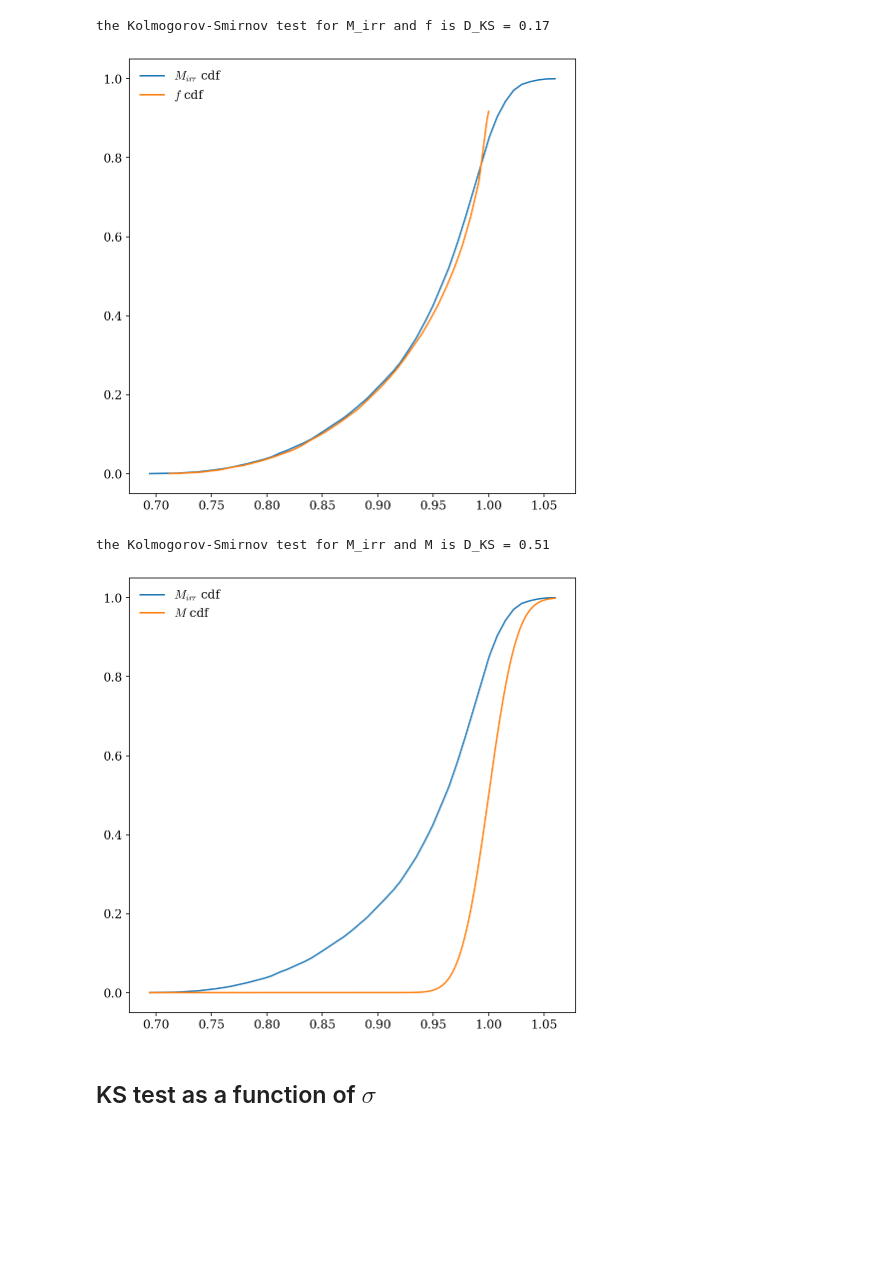
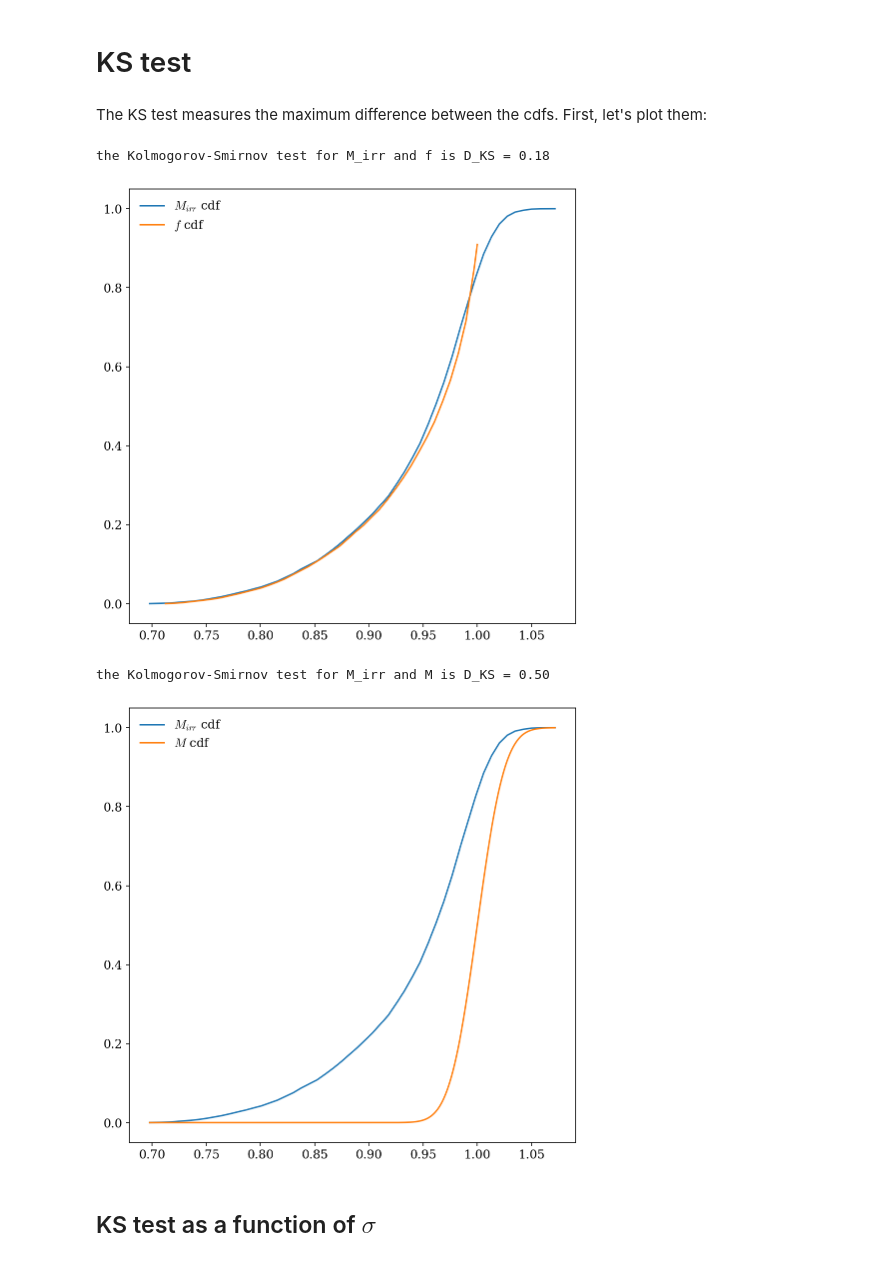
Before and after one commit to asantini29/astrostatistics_bicocca_2022, a Jupyter notebook: working/L07_irreducible_mass_BHs.ipynb, the cells around one changed output. Drawn from its saved outputs; the diff is of its cells as text; code cells hidden in the pictures; blank space fills up the shorter version.

```diff
--- a/working/L07_irreducible_mass_BHs.ipynb
+++ b/working/L07_irreducible_mass_BHs.ipynb
@@ -73,30 +73,33 @@ plt.show()
+# %% [markdown]
+# KS test
+# %% [markdown]
+The KS test measures the maximum difference between the cdfs. First, let's plot them:
 # %%
-#Sk distance M_irr vs f
 f_grid = np.linspace(f.min(), 1, 1000) #now there is no problem with the cdf at f=1
 plt.plot(M_grid, M_hist.cdf(M_grid), label = r'$M_{irr}$ cdf')
 plt.plot(f_grid, f_hist.cdf(f_grid), label = r'$f$ cdf')
 
-ks_f, p_f = scipy.stats.kstest(masses_irr[masses_irr < 1], f)
+ks_f, p_f = scipy.stats.ks_2samp(masses_irr[masses_irr < 1], f)
 print('the Kolmogorov-Smirnov test for M_irr and f is D_KS = %.2f' % ks_f)
 
 plt.legend(frameon = False)
 plt.show()
 # %% [output]
-the Kolmogorov-Smirnov test for M_irr and f is D_KS = 0.17
+the Kolmogorov-Smirnov test for M_irr and f is D_KS = 0.18
-[figure, old version]
+[figure, new version]
 # %%
 #Sk distance M_irr vs M
 plt.plot(M_grid, M_hist.cdf(M_grid), label = r'$M_{irr}$ cdf')
 plt.plot(M_grid, mass_distr.cdf(M_grid), label = r'$M$ cdf')
 
-ks_M, p = scipy.stats.kstest(masses_irr, masses)
+ks_M, p = scipy.stats.ks_2samp(masses_irr, masses)
 print('the Kolmogorov-Smirnov test for M_irr and M is D_KS = %.2f' % ks_M)
 
 plt.legend(frameon = False)
 plt.show()
 # %% [output]
-the Kolmogorov-Smirnov test for M_irr and M is D_KS = 0.51
+the Kolmogorov-Smirnov test for M_irr and M is D_KS = 0.50
-[figure, old version]
+[figure, new version]
 # %% [markdown]
 ## KS test as a function of $\sigma$
 # %%
```
Also changed, not shown: parts of 3 cells of this notebook.
